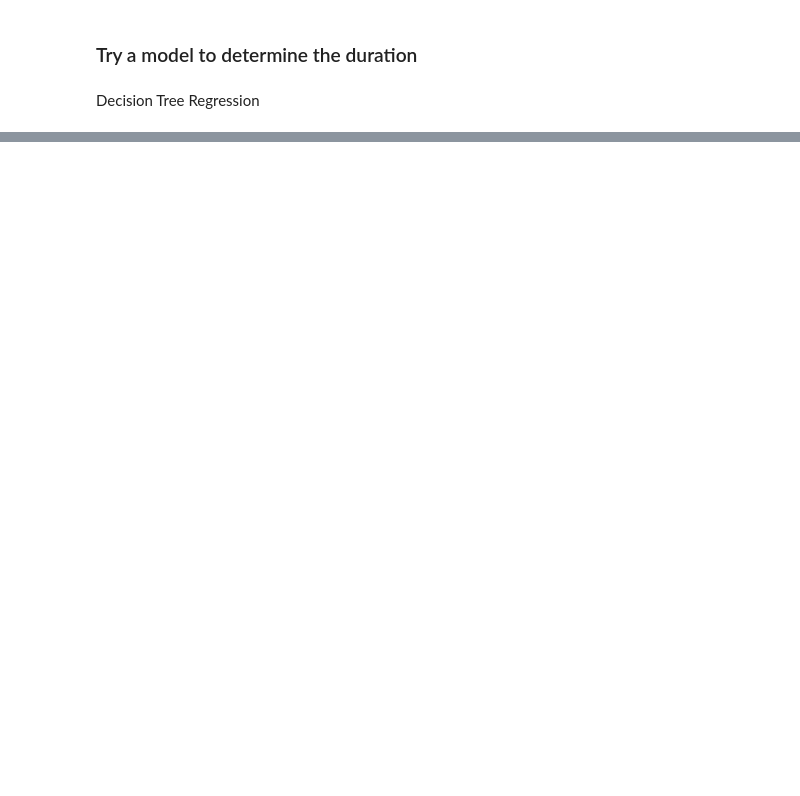
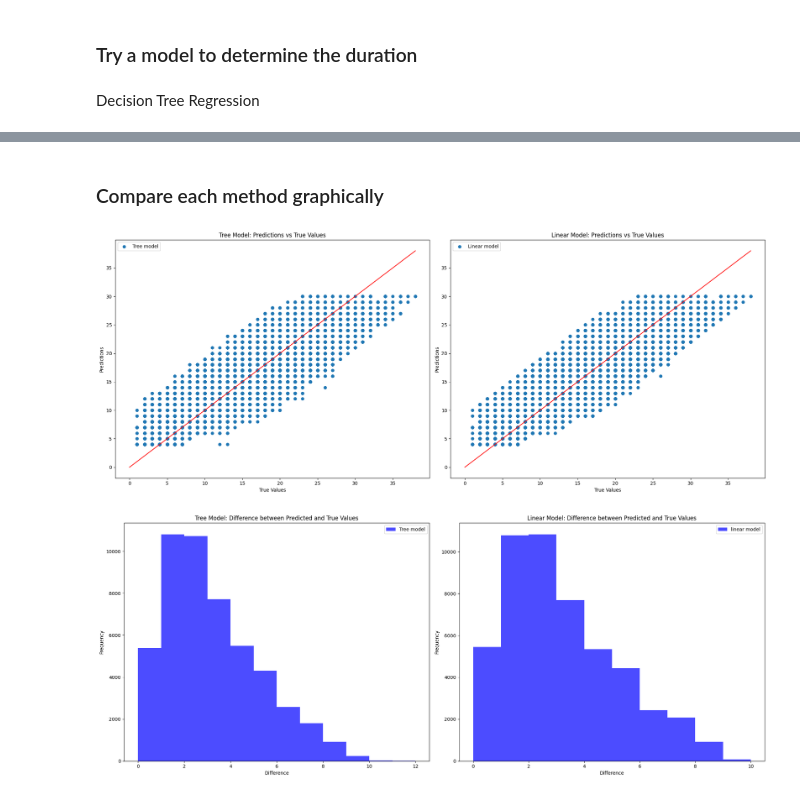
Before and after one commit to SytHamMer/computational-intelligence-applications-in-software-engineering-Lab2, a Jupyter notebook: first_approach.ipynb, the cells around one changed output, grey strips where cells are left out. Saved outputs shown, nothing was run; the diff lists cells and outputs as text; code cells hidden in the pictures; blank space fills up the shorter version.

```diff
--- a/first_approach.ipynb
+++ b/first_approach.ipynb
@@ -299,0 +357,60 @@ Final RMSE scores std :  0.11595943203598708
+# %% [markdown]
+### Compare each method graphically
+# %%
+#lets compare using a graph the two models
+#read the results data
+result_df = pd.read_csv("./data/tasks_with_predictions.csv")
+
+real_values = result_df["duration"]
+predicted_values_tree = result_df["predicted_duration_with_tree"]
+predicted_value_linear = result_df["predicted_duration_with_linear"]
+max = real_values.max()
+#plot the results (scatter plot)
+fig, axs = plt.subplots(1, 2, figsize=(20, 8))
+
+# Plot for the Tree model
+axs[0].scatter(real_values, predicted_values_tree, label="Tree model")
+axs[0].plot([0, max], [0, max], color="red")
+axs[0].set_xlabel("True Values")
+axs[0].set_ylabel("Predictions")
+axs[0].set_title("Tree Model: Predictions vs True Values")
+axs[0].legend()
+
+# Plot for the Linear model
+axs[1].scatter(real_values, predicted_value_linear, label="Linear model")
+axs[1].plot([0, max], [0, max], color="red")
+axs[1].set_xlabel("True Values")
+axs[1].set_ylabel("Predictions")
+axs[1].set_title("Linear Model: Predictions vs True Values")
+axs[1].legend()
+
+# Show the plot
+plt.tight_layout()
+plt.show()
+
+
+#plot the difference between the real value and the predicted value distribution
+diff_tree = result_df["diff_with_tree"]
+diff_linear = result_df["diff_with_linear"]
+fig, axs = plt.subplots(1, 2, figsize=(20, 8))
+# Plot for the Tree model*
+tree_max = diff_tree.max()
+linear_max = diff_linear.max()
+axs[0].hist(diff_tree, bins=tree_max, color="blue", alpha=0.7, label="Tree model")
+axs[0].set_xlabel("Difference")
+axs[0].set_ylabel("Frequency")
+axs[0].set_title("Tree Model: Difference between Predicted and True Values")
+axs[0].legend()
+# Plot for the Linear model
+axs[1].hist(diff_linear, bins=linear_max, color="blue", alpha=0.7, label="linear model")
+axs[1].set_xlabel("Difference")
+axs[1].set_ylabel("Frequency")
+axs[1].set_title("Linear Model: Difference between Predicted and True Values")
+axs[1].legend()
+
+# Show the plot
+plt.tight_layout()
+plt.show()
+# %% [output]
+[figure, added]
+[figure, added]
```
Also changed, not shown: parts of 9 cells of this notebook, 6 other files.
